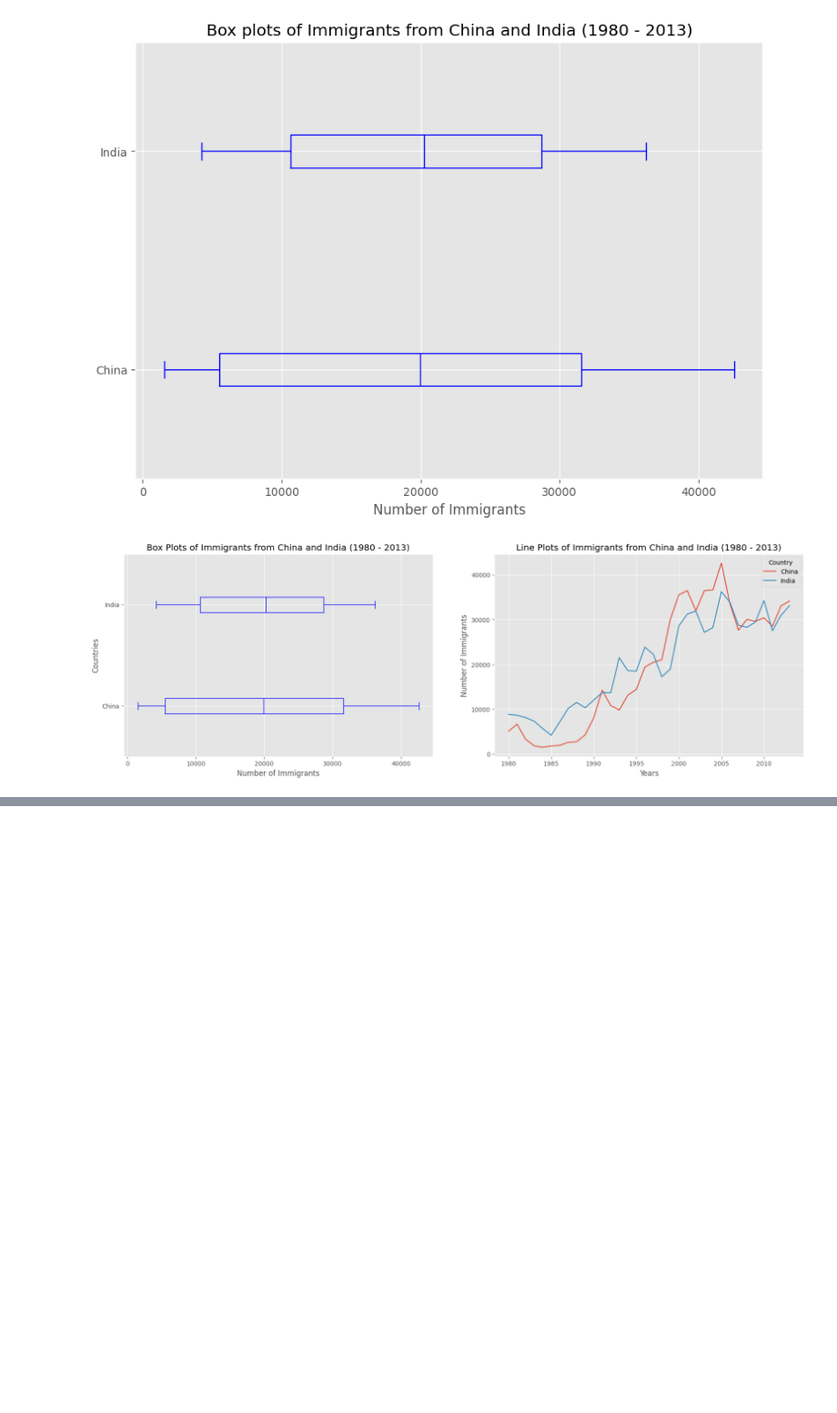
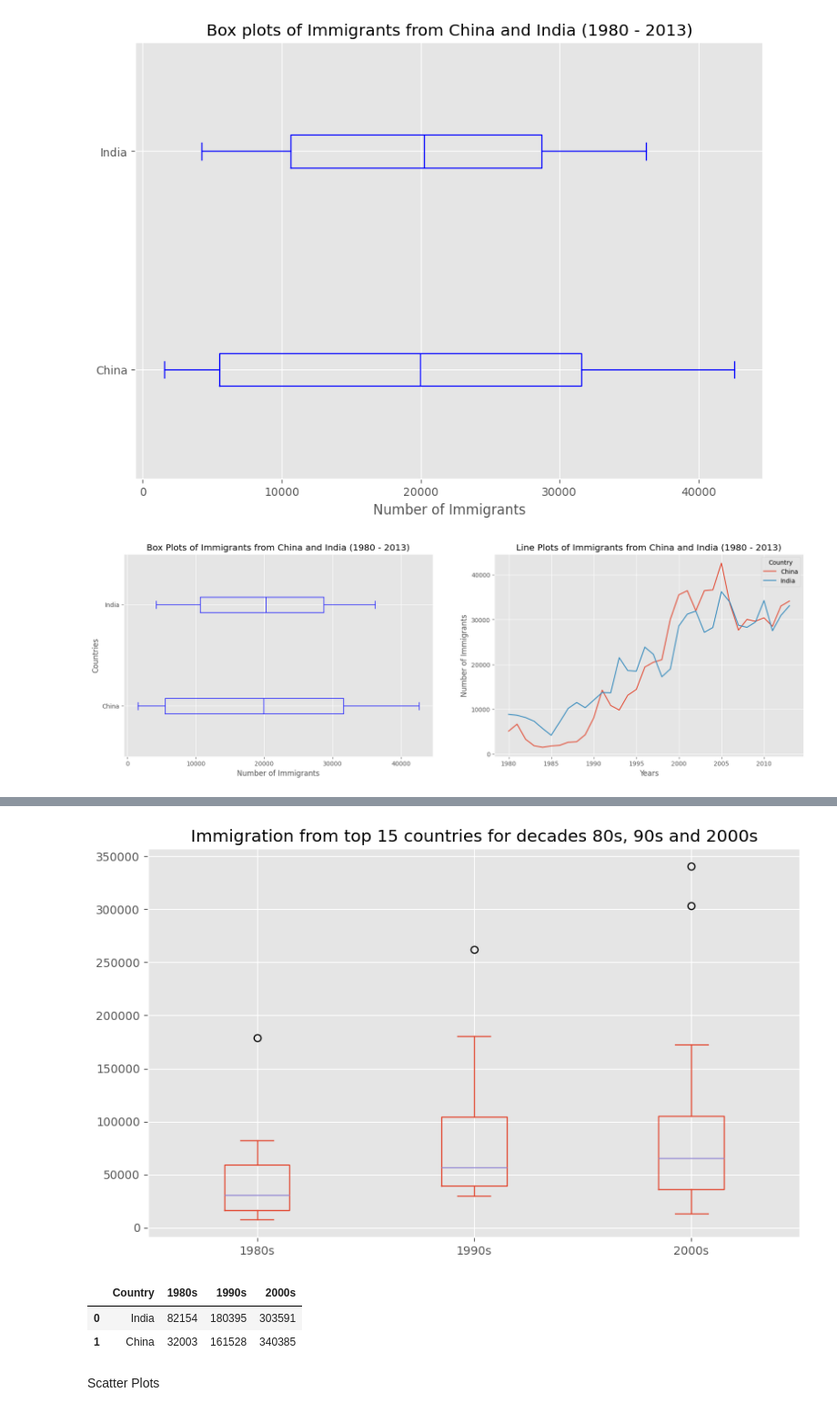
Before and after one commit to Rohit-03-19/DATA-SCIENCE, a Jupyter notebook: Learnings/Data Visualization/Pie Charts, Box Plots, Scatter Plots, and Bubble Plots.ipynb, the cells around one changed output, grey strips where cells are left out. Shown: that part at 91% size. Saved outputs shown, nothing was run; the diff lists cells and outputs as text; code cells hidden in the pictures; blank space fills up the shorter version.

```diff
--- a/Learnings/Data Visualization/Pie Charts, Box Plots, Scatter Plots, and Bubble Plots.ipynb
+++ b/Learnings/Data Visualization/Pie Charts, Box Plots, Scatter Plots, and Bubble Plots.ipynb
@@ -204,3 +204,6 @@ ax1.set_xlabel('Years')
 plt.show()
 # %% [output]
 [figure]
+# %%
+df_top15 = df_can.sort_values(by='Total', ascending=False).head(15)
+df_top15
@@ -206,0 +229,12 @@ plt.show()
+# %%
+### type your answer here
+years_80s = list(map(str, range(1980, 1990)))
+years_90s = list(map(str, range(1990, 2000)))
+years_00s = list(map(str, range(2000, 2010)))
+
+df_80s = df_top15.loc[:, years_80s].sum(axis=1)
+df_90s = df_top15.loc[:, years_90s].sum(axis=1)
+df_00s = df_top15.loc[:, years_00s].sum(axis=1)\
+
+new_df = pd.DataFrame({'1980s': df_80s, '1990s' : df_90s, '2000s': df_00s})
+new_df.head()
@@ -206,0 +261,19 @@ plt.show()
+# %%
+### type your answer here
+new_df.plot(kind='box', figsize=(10, 6))
+
+plt.title('Immigration from top 15 countries for decades 80s, 90s and 2000s')
+
+plt.show()
+# %% [output]
+[figure, added]
+# %%
+# let's check how many entries fall above the outlier threshold
+new_df=new_df.reset_index()
+new_df[new_df['2000s']> 209611.5]
+# %% [output]
+|  | Country | 1980s | 1990s | 2000s |
+| 0 | India | 82154 | 180395 | 303591 |
+| 1 | China | 32003 | 161528 | 340385 |
+# %% [markdown]
+Scatter Plots
```
Also changed, not shown: parts of 15 cells of this notebook, 1 other file.
